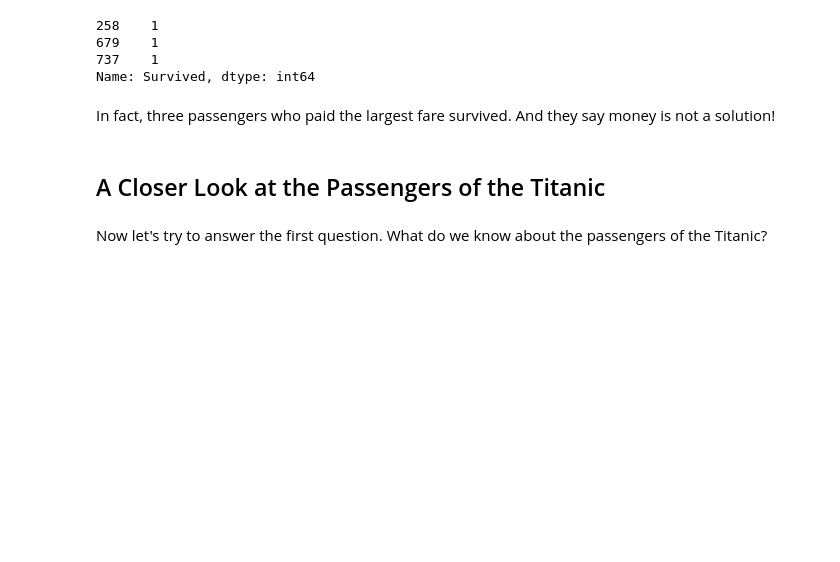
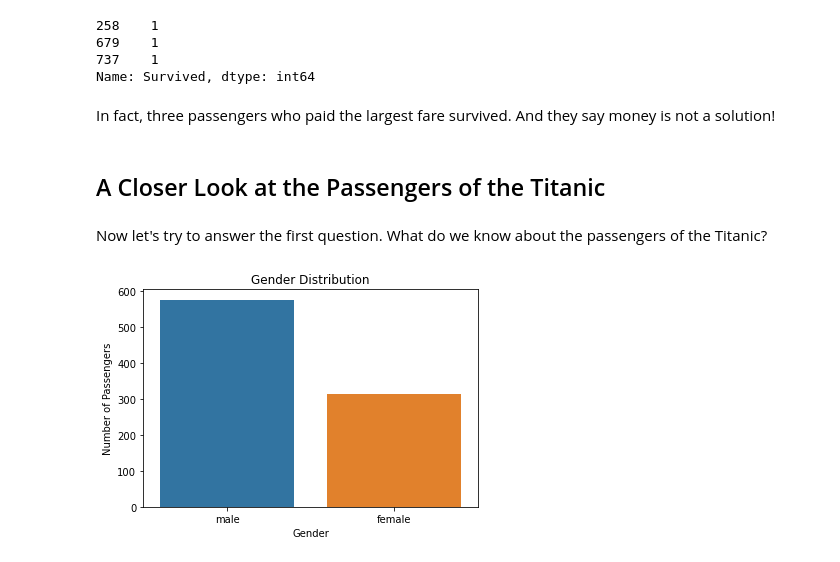
Before and after one commit to arturvilenskiy/data_science_portfolio, a Jupyter notebook: titanic_exploratory.ipynb, the cells around one changed output. Drawn from its saved outputs; the diff is of its cells as text; code cells hidden in the pictures; blank space fills up the shorter version.

```diff
--- a/titanic_exploratory.ipynb
+++ b/titanic_exploratory.ipynb
@@ -108,3 +109,11 @@ In fact, three passengers who paid the largest fare survived. And they say money
 ## A Closer Look at the Passengers of the Titanic
 # %% [markdown]
 Now let's try to answer the first question. What do we know about the passengers of the Titanic?
+# %%
+sns.countplot(x='Sex', data=dataset)
+plt.title('Gender Distribution')
+plt.xlabel('Gender')
+plt.ylabel('Number of Passengers')
+plt.show()
+# %% [output]
+[figure, added]
```
Also changed, not shown: parts of 35 cells of this notebook.
